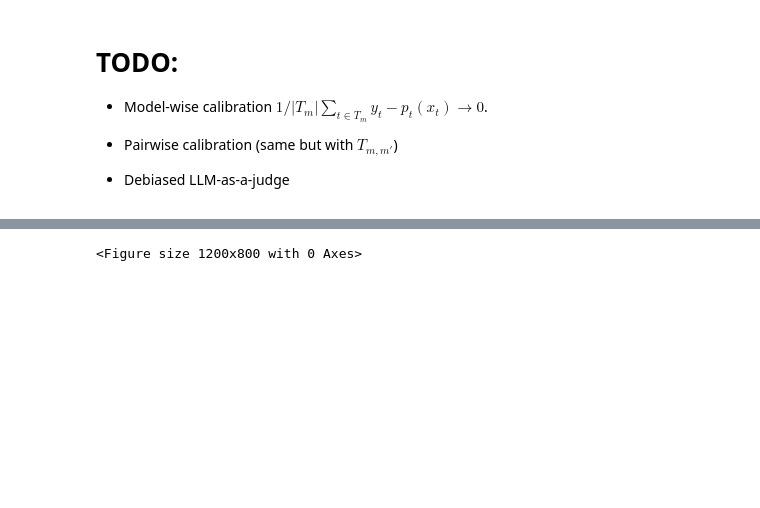
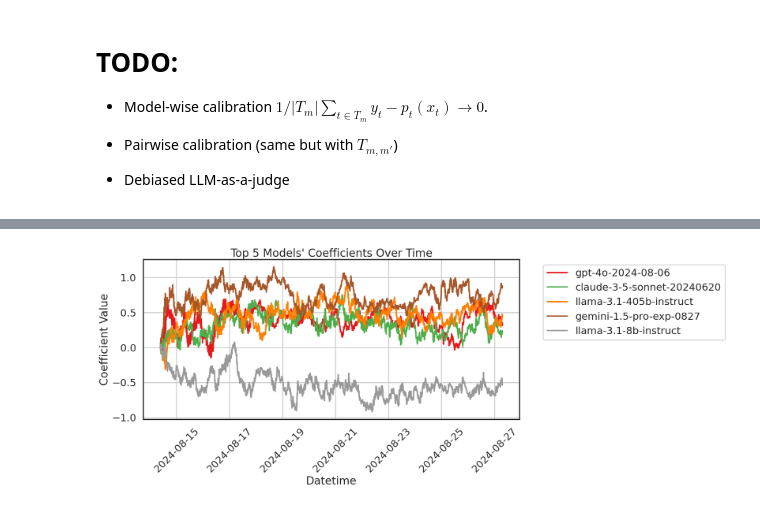
Before and after one commit to aangelopoulos/gradient-equilibrium, a Jupyter notebook: arena/online_elo.ipynb, the cells around one changed output, grey strips where cells are left out. Drawn from its saved outputs; the diff is of its cells as text; code cells hidden in the pictures; blank space fills up the shorter version.

```diff
--- a/arena/online_elo.ipynb
+++ b/arena/online_elo.ipynb
@@ -198,47 +196,50 @@ $1/{|T_m|}\sum\limits_{t \in T_m} y_t - p_t(x_t) \to 0$.
 
 * Debiased LLM-as-a-judge
 # %%
-# Filter for lr=0.01
-df_filtered = df[df.lr == 0.01]
+# Filter for lr=0.1
+df_filtered = df[df.lr == 0.1]
 
-# Find the last day
-last_day = df_filtered['datetime'].max()
+models_to_plot = [
+    'gpt-4o-2024-08-06',
+     'claude-3-5-sonnet-20240620',
+     'llama-3.1-405b-instruct',
+     'gemini-1.5-pro-exp-0827',
+     'llama-3.1-8b-instruct'
+]
 
-# Get the data for the last day
-last_day_theta = df_filtered[df_filtered['datetime'] == last_day].theta
-
-# Get indices of top 5 models based on lowest average loss
-top_5_indices = np.argsort(last_day_theta)[-10:]
-
-print(last_day_theta)
-
-print("Top 5 models: " + str([models[idx] for idx in top_5_indices]))
+idxs_to_plot = [
+    np.where(models == m)[-1][0] for m in models_to_plot
+]
+print(idxs_to_plot)
 
 # Set up the plot
-plt.figure(figsize=(12, 8))
+plt.figure(figsize=(20, 8))
 
 # Color cycle for different models
-color_cycle = plt.cm.get_cmap('Set1')(np.linspace(0, 1, len(top_5_indices)))
-#
-## Plot coefficients for each of the top 5 models
-#for i, model_idx in enumerate(top_5_indices):
-#    # Extract coefficients for this model
-#    coefficients = np.vstack([theta[model_idx] for theta in df['theta']])
-#
-#    # Plot each coefficient
-#    for j in range(coefficients.shape[1]):
-#        plt.plot(df['datetime'], coefficients[:, j],
-#                 label=f'{models[model_idx]}, Coef {j+1}',
-#                 color=color_cycle[i],
-#                 linestyle=['-', '--', ':', '-.'][j % 4])  # Cycle through line styles
-#
-#plt.xlabel('Datetime')
-#plt.ylabel('Coefficient Value')
-#plt.title('Top 5 Models\' Coefficients Over Time')
-#plt.legend(bbox_to_anchor=(1.05, 1), loc='upper left')
-#plt.tight_layout()
-#plt.grid(True)
-#
-## Save the plot
-#plt.show()
+color_cycle = plt.cm.get_cmap('Set1')(np.linspace(0, 1, len(idxs_to_plot)))
+
+# Plot coefficients for each of the models
+for i, model_idx in enumerate(idxs_to_plot):
+    # Extract coefficients for this model
+    coefficients = df_filtered.theta.apply(lambda x : x[model_idx])
+
+    # Plot each coefficient
+    plt.plot(df_filtered['datetime'], coefficients,
+                label=f'{models[model_idx]}',
+                color=color_cycle[i],
+                linestyle='-')  # Cycle through line styles
+    for tick in plt.gca().get_xticklabels():
+        tick.set_rotation(45)  # adjust the rotation angle as needed
+
+
+plt.xlabel('Datetime')
+plt.ylabel('Coefficient Value')
+plt.title('Top 5 Models\' Coefficients Over Time')
+plt.legend(bbox_to_anchor=(1.05, 1), loc='upper left')
+plt.tight_layout()
+plt.grid(True)
+
+# Save the plot
+plt.savefig('./plots/' + experiment_name + "/" + "elos.pdf")
+plt.show()
 # %% [output]
@@ -248 +247 @@ Top 5 models: ['RWKV-4-Raven-14B']
-<Figure size 1200x800 with 0 Axes>
+[figure, added]
```
Also changed, not shown: parts of 9 cells of this notebook, 11 other files.
